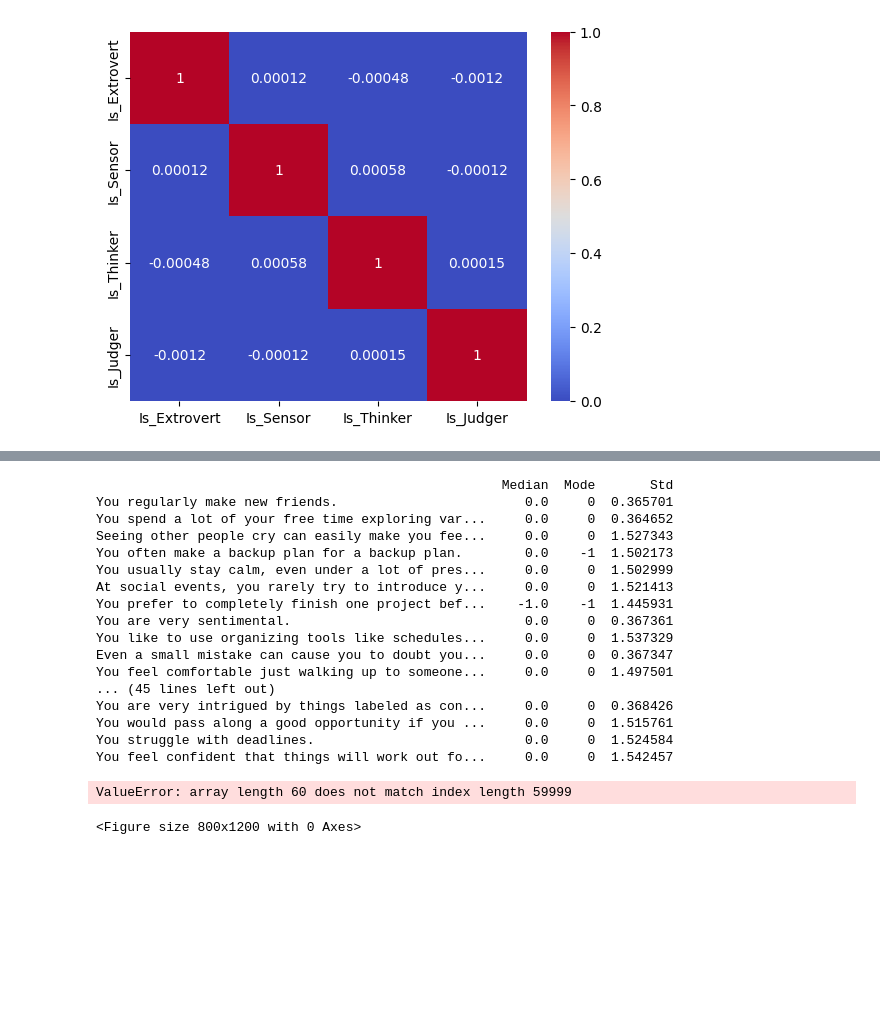
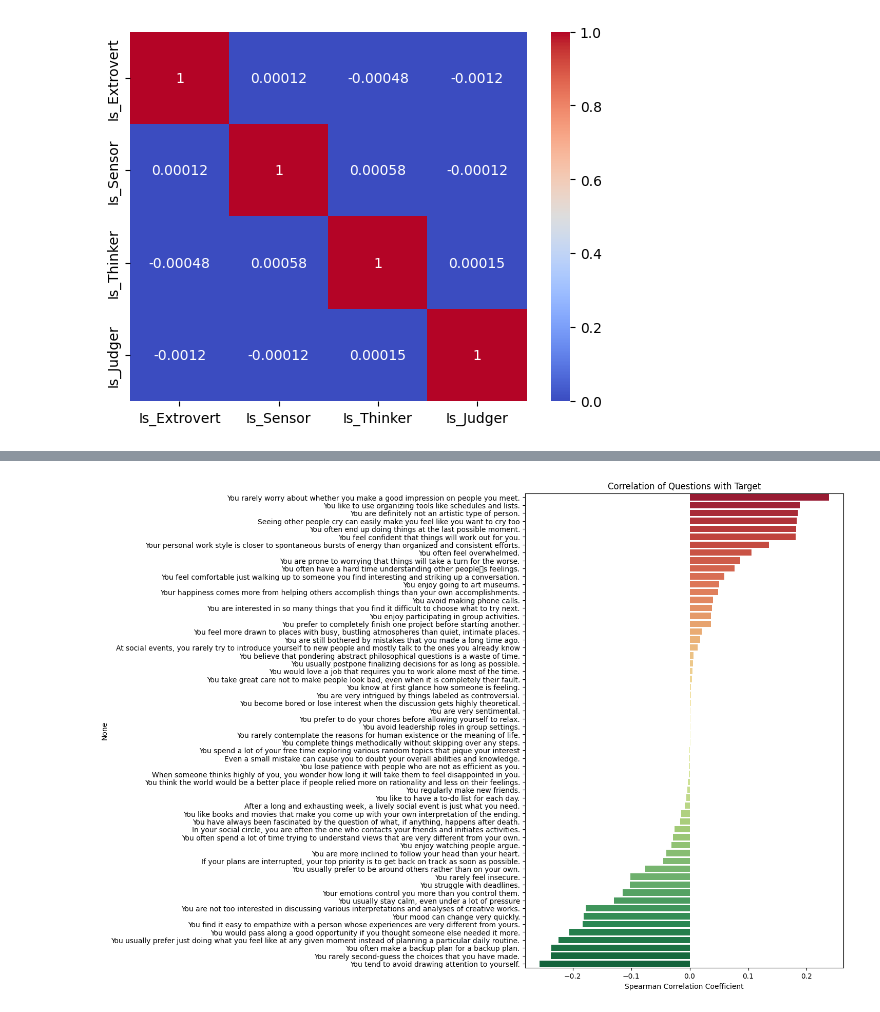
Before and after one commit to Nourelden85/Personality-Predictor, a Jupyter notebook: notebooks/02_eda.ipynb, the cells around one changed output, grey strips where cells are left out. Drawn from its saved outputs; the diff is of its cells as text; code cells hidden in the pictures; blank space fills up the shorter version.

```diff
--- a/notebooks/02_eda.ipynb
+++ b/notebooks/02_eda.ipynb
@@ -32,36 +89,10 @@ df["Personality"] = df["Personality"].astype("category").cat.codes
 # %%
-eda_summary = pd.DataFrame({
-    "Median": df.median(),
-    "Mode": df.mode().iloc[0],
-    "Std": df.std()
-})
-print(eda_summary.drop("Personality", axis=0))
+target_corr = df.corr(method="spearman")["Personality"].drop("Personality").sort_values(ascending=False)
+
+plt.figure(figsize=(8, 12))
+sns.barplot(x=target_corr.values, y=target_corr.index, palette="RdYlGn", hue=target_corr.index, legend=False)
+plt.title("Correlation of Questions with Target")
+plt.xlabel("Spearman Correlation Coefficient")
+plt.show()
 # %% [output]
-                                                    Median  Mode       Std
-You regularly make new friends.                        0.0     0  0.365701
-You spend a lot of your free time exploring var...     0.0     0  0.364652
-Seeing other people cry can easily make you fee...     0.0     0  1.527343
-You often make a backup plan for a backup plan.        0.0    -1  1.502173
-You usually stay calm, even under a lot of pres...     0.0     0  1.502999
-At social events, you rarely try to introduce y...     0.0     0  1.521413
-You prefer to completely finish one project bef...    -1.0    -1  1.445931
-You are very sentimental.                              0.0     0  0.367361
-You like to use organizing tools like schedules...     0.0     0  1.537329
-Even a small mistake can cause you to doubt you...     0.0     0  0.367347
-You feel comfortable just walking up to someone...     0.0     0  1.497501
-... (45 lines left out)
-You are very intrigued by things labeled as con...     0.0     0  0.368426
-You would pass along a good opportunity if you ...     0.0     0  1.515761
-You struggle with deadlines.                           0.0     0  1.524584
-You feel confident that things will work out fo...     0.0     0  1.542457
+[figure, added]
-# %%
-target_corr = df.corr(method="spearman")["Personality"].drop("Personality").sort_values(ascending=False)
-
-plt.figure(figsize=(8, 12))
-sns.barplot(x=target_corr.values, y=target_corr.index, palette="RdYlGn", hue=df["Personality"])
-plt.title("Correlation of Questions with Target")
-plt.xlabel("Spearman Correlation Coefficient")
-plt.show()
-# %% [output]
-ValueError: array length 60 does not match index length 59999
-<Figure size 800x1200 with 0 Axes>
```
Also changed, not shown: parts of 12 cells of this notebook, 1 other file.
